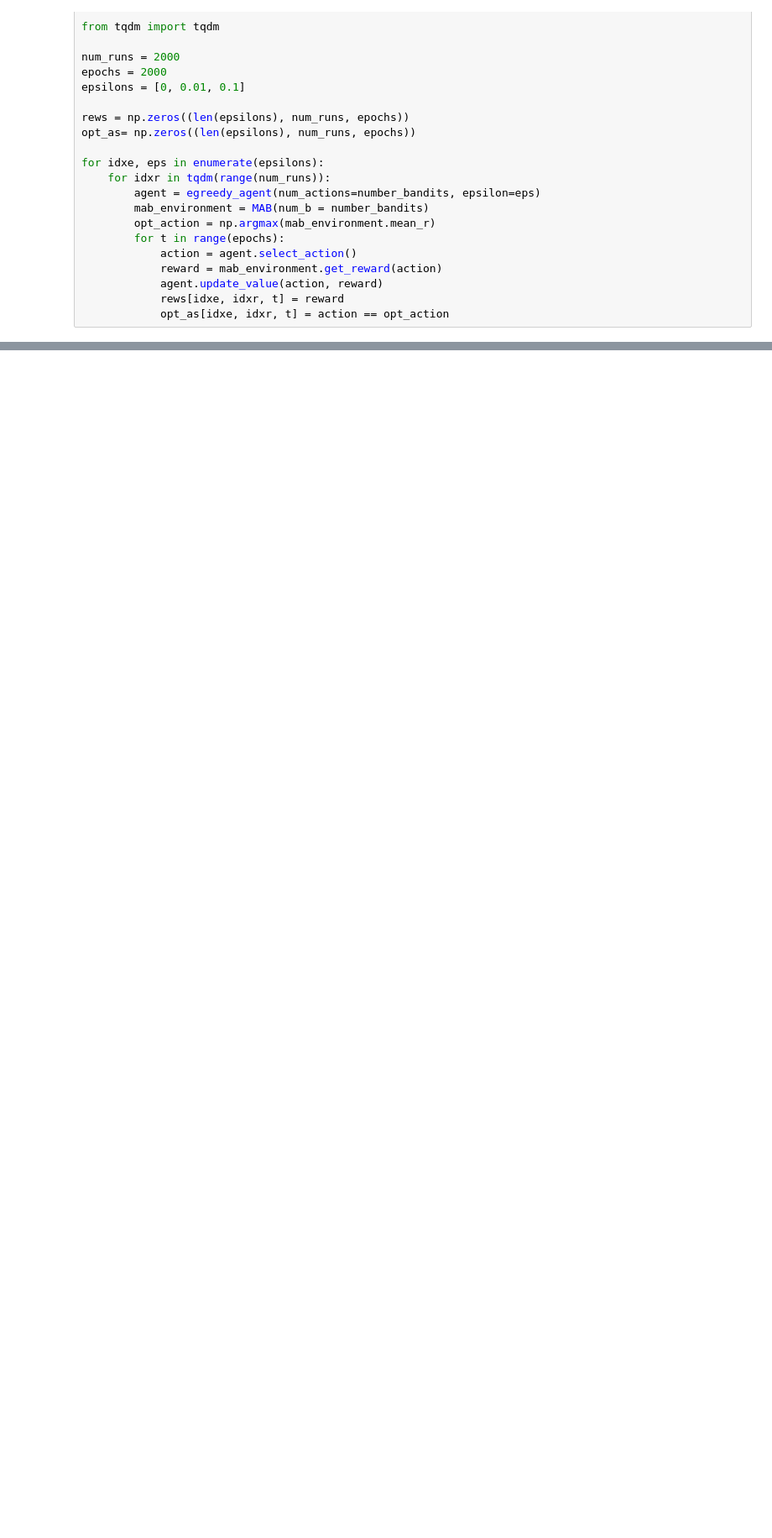
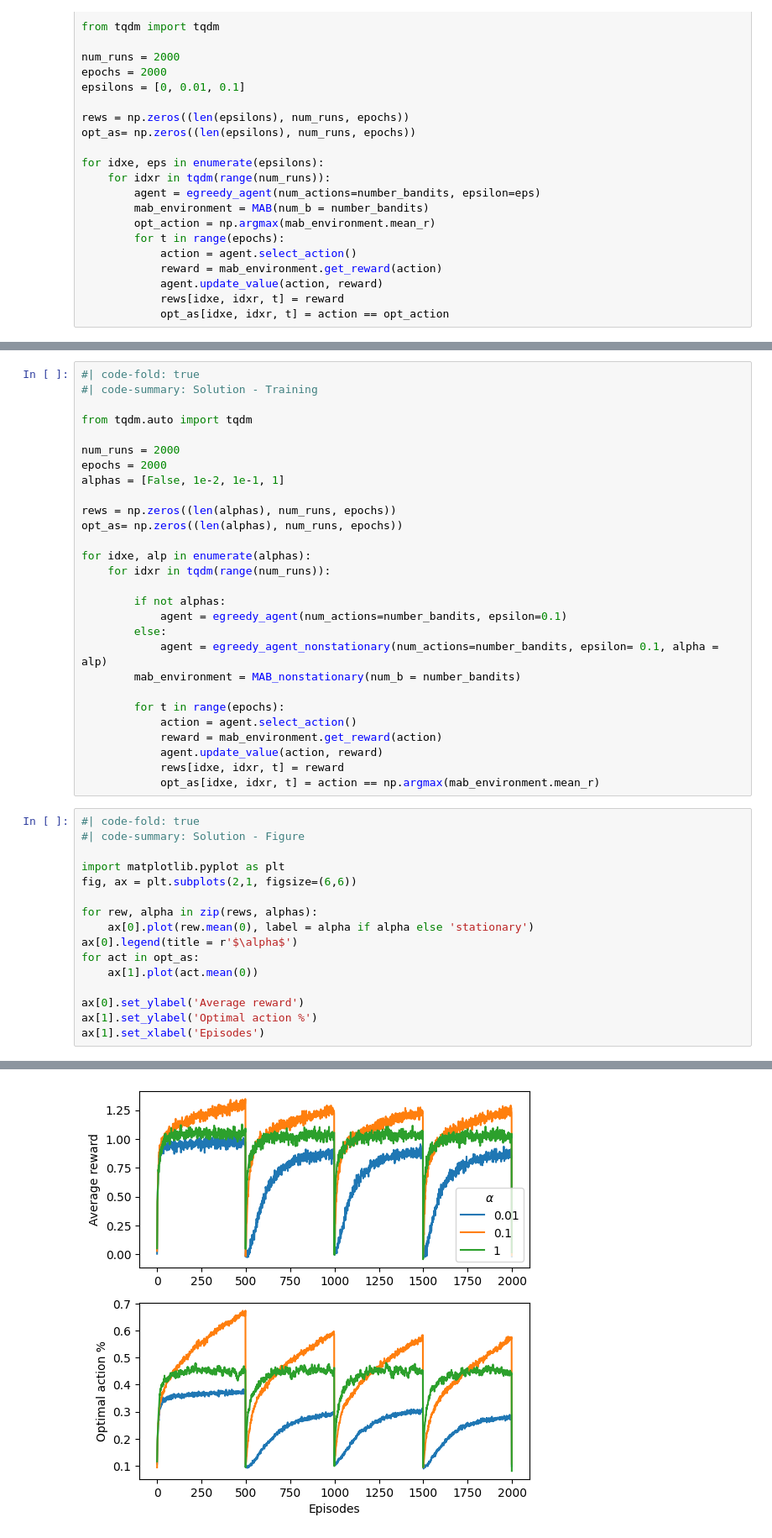
Before and after one commit to gorkamunoz/ML4Phys_UIBK_W25, a Jupyter notebook: nbs/course/RL/01_intro_to_rl.ipynb, the cells around one changed output, grey strips where cells are left out. Shown at 84% size. Cells and saved outputs as stored; diff of their text form; blank space fills up the shorter version.

```diff
--- a/nbs/course/RL/01_intro_to_rl.ipynb
+++ b/nbs/course/RL/01_intro_to_rl.ipynb
@@ -207,0 +281,45 @@ Text(0.5, 0, 'Episodes')
+# %%
+#| code-fold: true
+#| code-summary: Solution - Training
+
+from tqdm.auto import tqdm
+
+num_runs = 2000
+epochs = 2000
+alphas = [False, 1e-2, 1e-1, 1]
+
+rews = np.zeros((len(alphas), num_runs, epochs))
+opt_as= np.zeros((len(alphas), num_runs, epochs))
+
+for idxe, alp in enumerate(alphas):
+    for idxr in tqdm(range(num_runs)):
+
+        if not alphas:
+            agent = egreedy_agent(num_actions=number_bandits, epsilon=0.1)
+        else:
+            agent = egreedy_agent_nonstationary(num_actions=number_bandits, epsilon= 0.1, alpha = alp)
+        mab_environment = MAB_nonstationary(num_b = number_bandits)
+
+        for t in range(epochs):
+            action = agent.select_action()
+            reward = mab_environment.get_reward(action)
+            agent.update_value(action, reward)
+            rews[idxe, idxr, t] = reward
+            opt_as[idxe, idxr, t] = action == np.argmax(mab_environment.mean_r)
+# %%
+#| code-fold: true
+#| code-summary: Solution - Figure
+
+import matplotlib.pyplot as plt
+fig, ax = plt.subplots(2,1, figsize=(6,6))
+
+for rew, alpha in zip(rews, alphas):
+    ax[0].plot(rew.mean(0), label = alpha if alpha else 'stationary')
+ax[0].legend(title = r'$\alpha$')
+for act in opt_as:
+    ax[1].plot(act.mean(0))
+
+ax[0].set_ylabel('Average reward')
+ax[1].set_ylabel('Optimal action %')
+ax[1].set_xlabel('Episodes')
+# %% [output]
@@ -207,0 +327 @@ Text(0.5, 0, 'Episodes')
+[figure, added]
```
Also changed, not shown: parts of 8 cells of this notebook, 1 other file.
